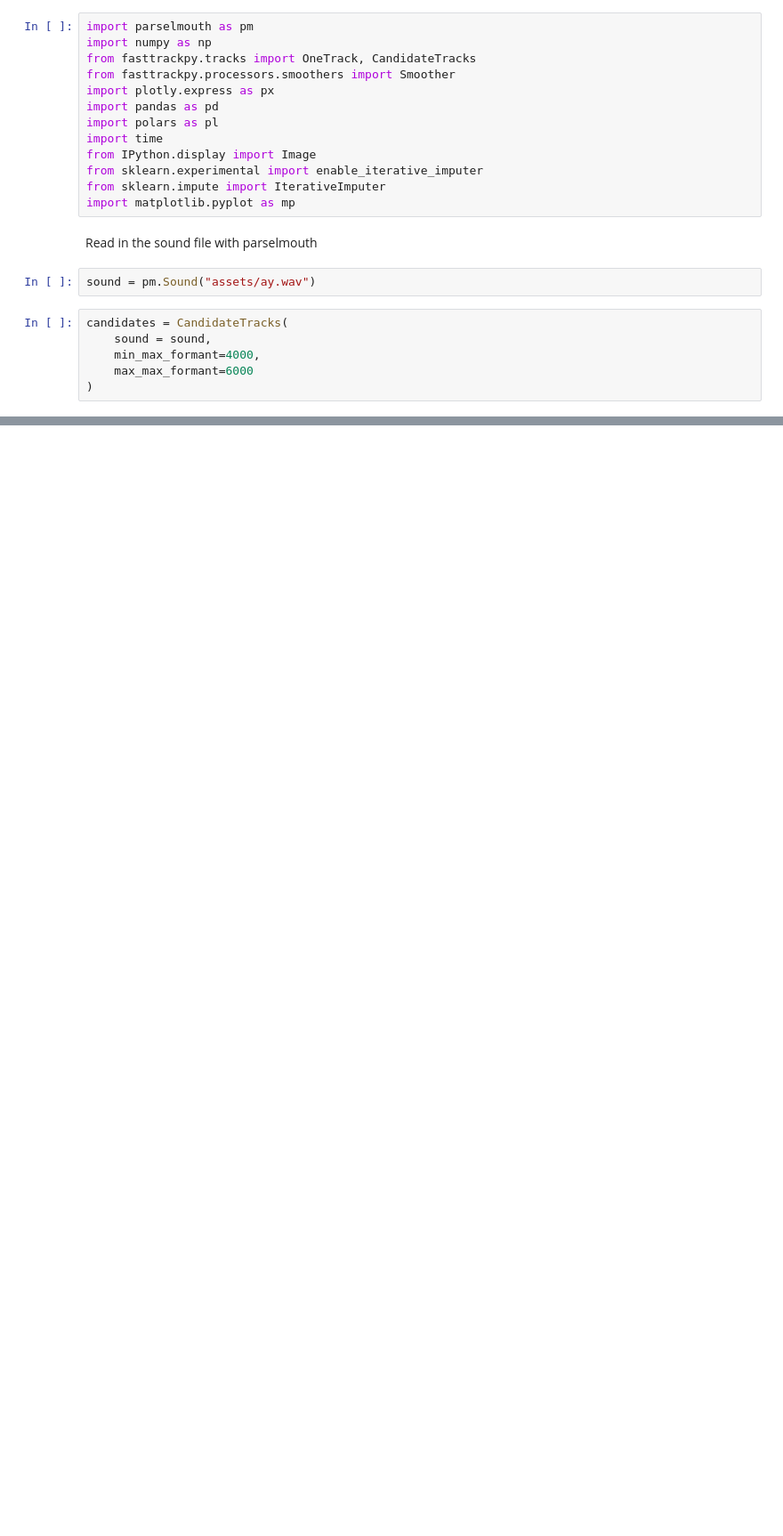
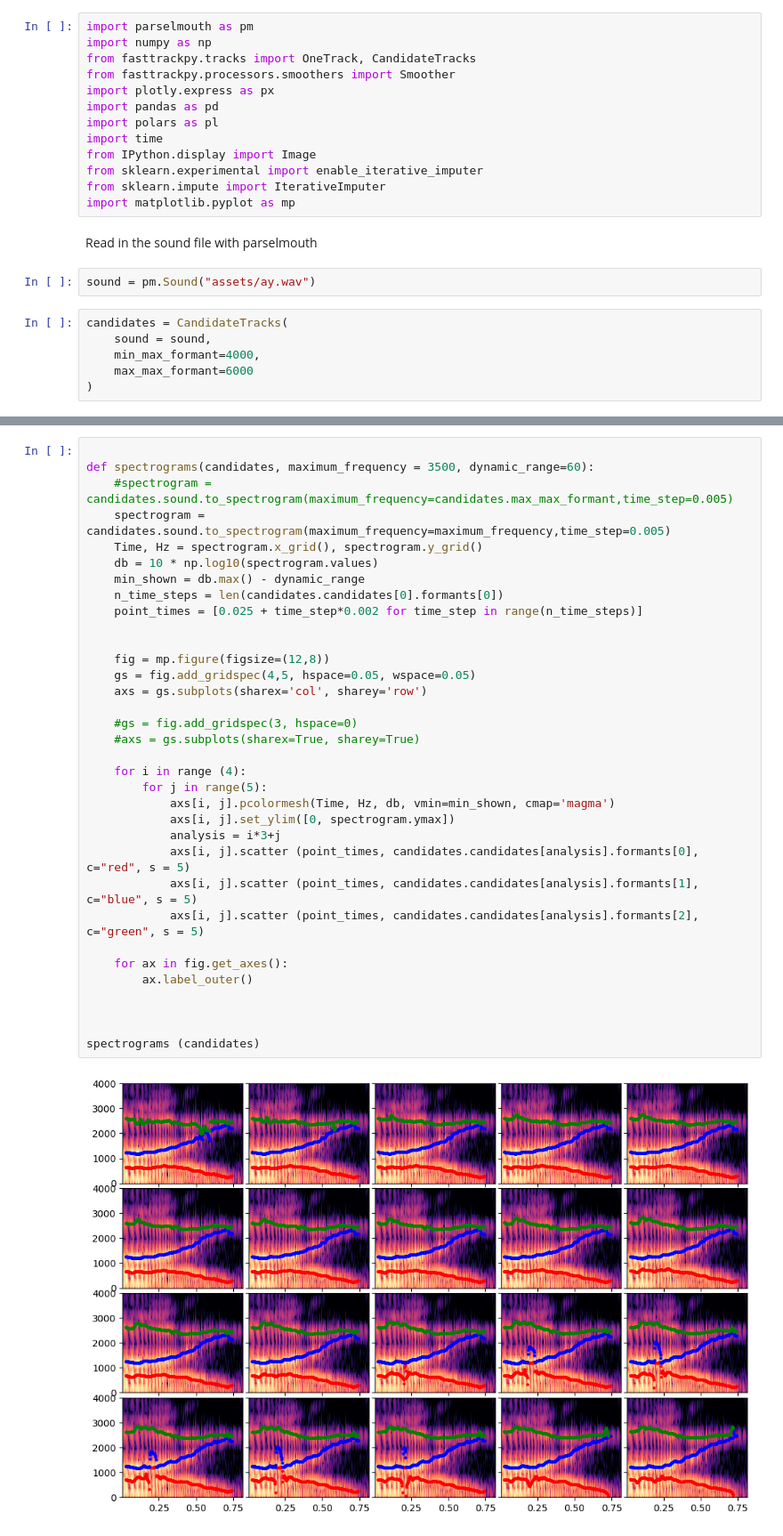
Before and after one commit to FastTrackiverse/fasttrackpy, a Jupyter notebook: dev_notebooks/spectrograms.ipynb, the cells around one changed output, grey strips where cells are left out. Shown: that part at 89% size. Drawn from its saved outputs; the diff is of its cells as text; blank space fills up the shorter version.

```diff
--- a/dev_notebooks/spectrograms.ipynb
+++ b/dev_notebooks/spectrograms.ipynb
@@ -75,0 +52,36 @@ TypeError: scatter() missing 1 required positional argument: 'y'
+# %%
+
+def spectrograms(candidates, maximum_frequency = 3500, dynamic_range=60):
+    #spectrogram = candidates.sound.to_spectrogram(maximum_frequency=candidates.max_max_formant,time_step=0.005)
+    spectrogram = candidates.sound.to_spectrogram(maximum_frequency=maximum_frequency,time_step=0.005)
+    Time, Hz = spectrogram.x_grid(), spectrogram.y_grid()
+    db = 10 * np.log10(spectrogram.values)
+    min_shown = db.max() - dynamic_range
+    n_time_steps = len(candidates.candidates[0].formants[0])
+    point_times = [0.025 + time_step*0.002 for time_step in range(n_time_steps)]
+
+
+    fig = mp.figure(figsize=(12,8))
+    gs = fig.add_gridspec(4,5, hspace=0.05, wspace=0.05)
+    axs = gs.subplots(sharex='col', sharey='row')
+
+    #gs = fig.add_gridspec(3, hspace=0)
+    #axs = gs.subplots(sharex=True, sharey=True)
+
+    for i in range (4):
+        for j in range(5):
+            axs[i, j].pcolormesh(Time, Hz, db, vmin=min_shown, cmap='magma')
+            axs[i, j].set_ylim([0, spectrogram.ymax])
+            analysis = i*3+j
+            axs[i, j].scatter (point_times, candidates.candidates[analysis].formants[0], c="red", s = 5)
+            axs[i, j].scatter (point_times, candidates.candidates[analysis].formants[1], c="blue", s = 5)
+            axs[i, j].scatter (point_times, candidates.candidates[analysis].formants[2], c="green", s = 5)
+
+    for ax in fig.get_axes():
+        ax.label_outer()
+
+
+
+spectrograms (candidates)
+# %% [output]
+[figure, added]
```
Also changed, not shown: parts of 4 cells of this notebook.
